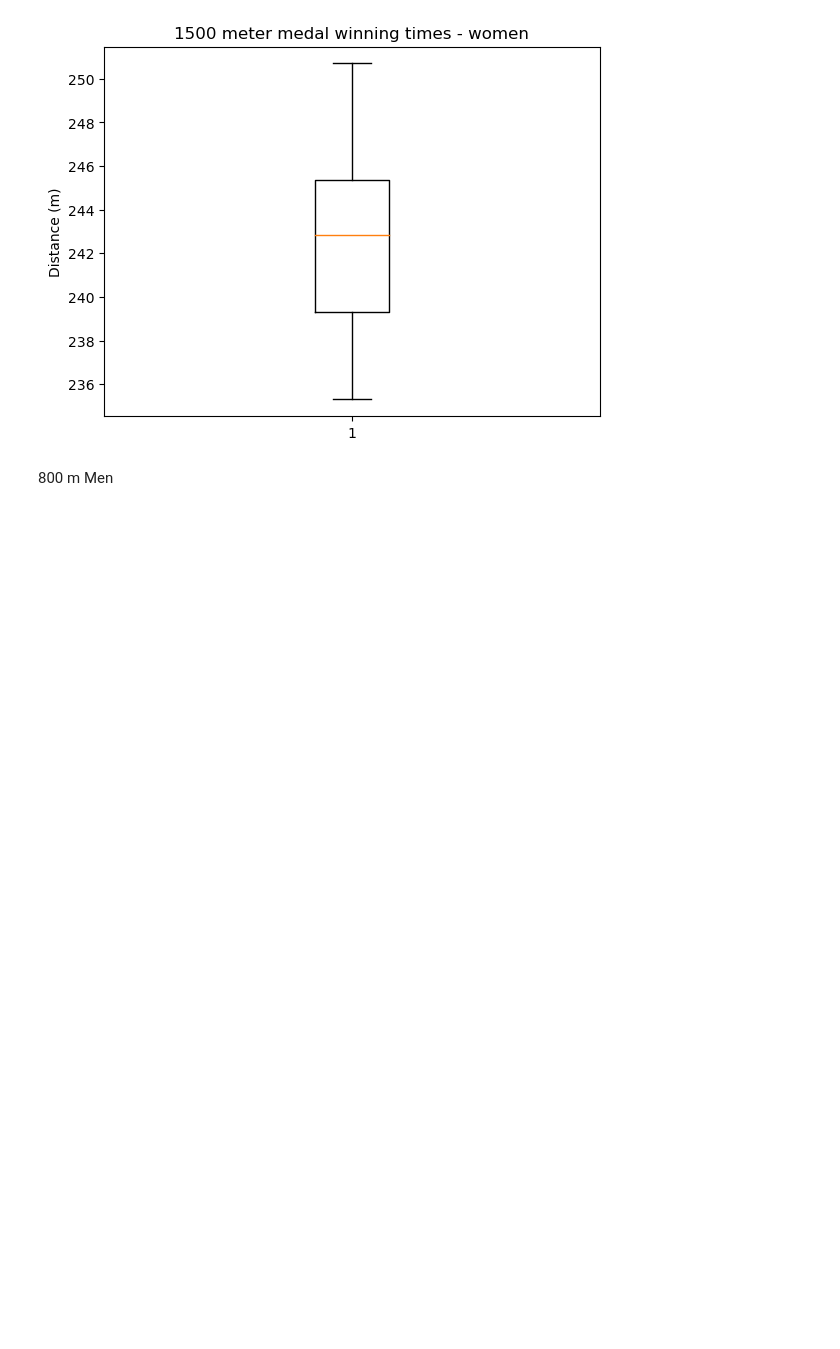
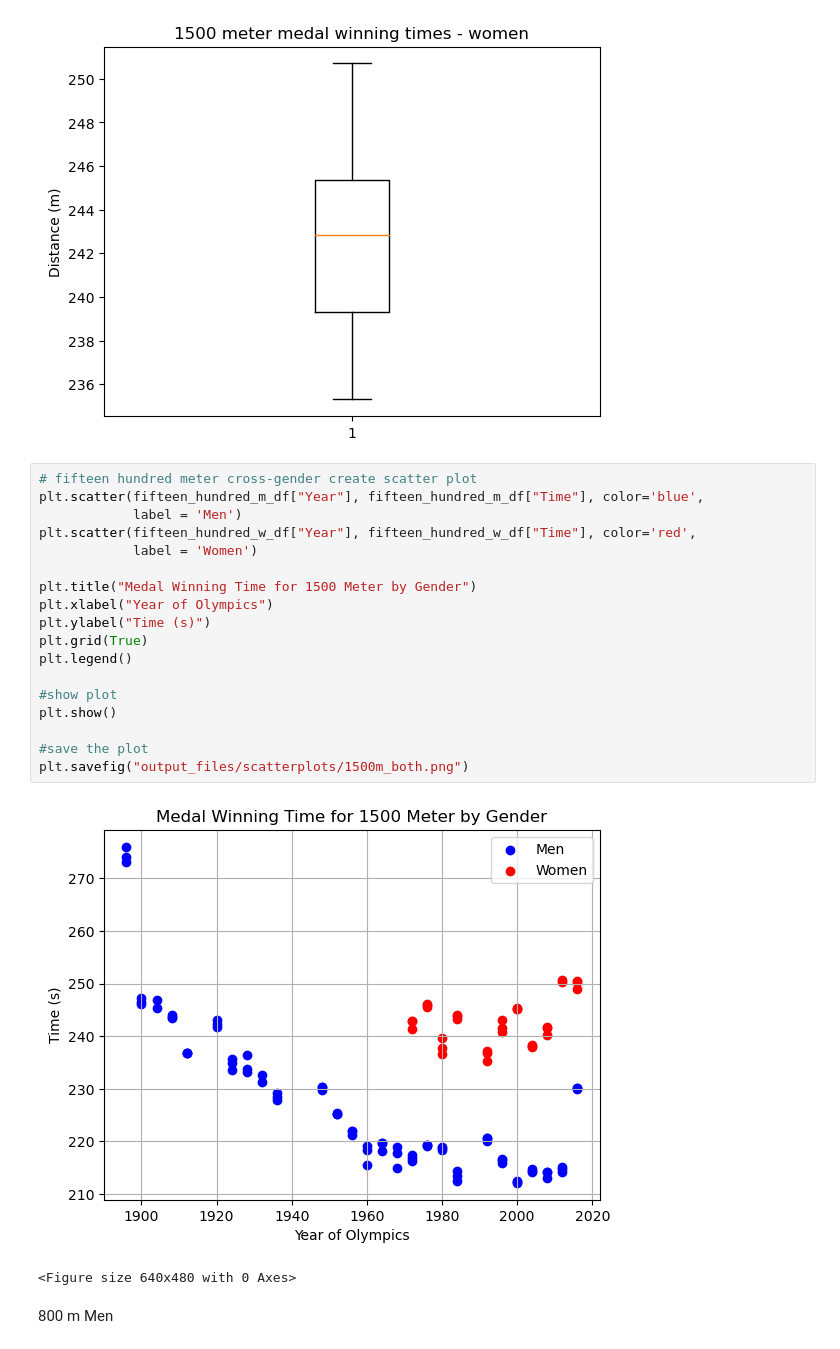
Before and after one commit to BlufferMK/Olympics_Project, a Jupyter notebook: OlympicPy.ipynb, the cells around one changed output. Drawn from its saved outputs; the diff is of its cells as text; blank space fills up the shorter version.

```diff
--- a/OlympicPy.ipynb
+++ b/OlympicPy.ipynb
@@ -296,6 +338,27 @@ plt.show()
 # %% [output]
 [figure]
 [figure]
+# %%
+# fifteen hundred meter cross-gender create scatter plot
+plt.scatter(fifteen_hundred_m_df["Year"], fifteen_hundred_m_df["Time"], color='blue',
+            label = 'Men')
+plt.scatter(fifteen_hundred_w_df["Year"], fifteen_hundred_w_df["Time"], color='red',
+            label = 'Women')
+
+plt.title("Medal Winning Time for 1500 Meter by Gender")
+plt.xlabel("Year of Olympics")
+plt.ylabel("Time (s)")
+plt.grid(True)
+plt.legend()
+
+#show plot
+plt.show()
+
+#save the plot
+plt.savefig("output_files/scatterplots/1500m_both.png")
+# %% [output]
+[figure, added]
+<Figure size 640x480 with 0 Axes>
 # %% [markdown]
 800 m Men
 # %%
```
Also changed, not shown: parts of 17 cells of this notebook, 14 other files.
